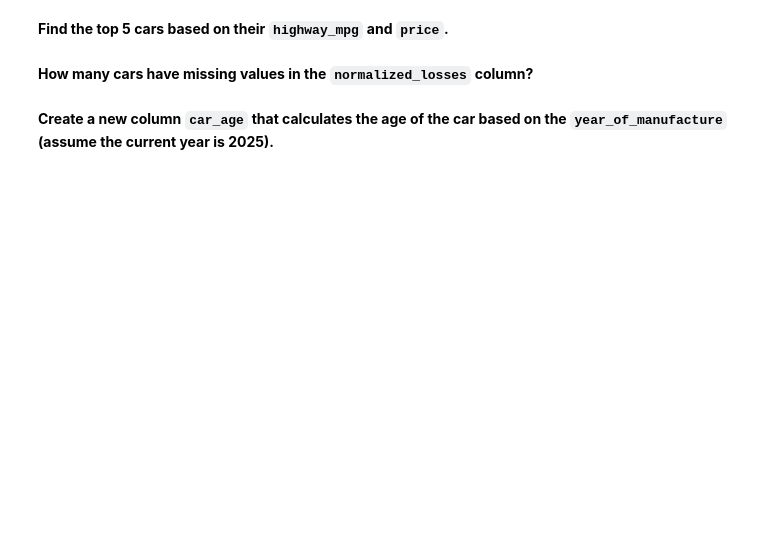
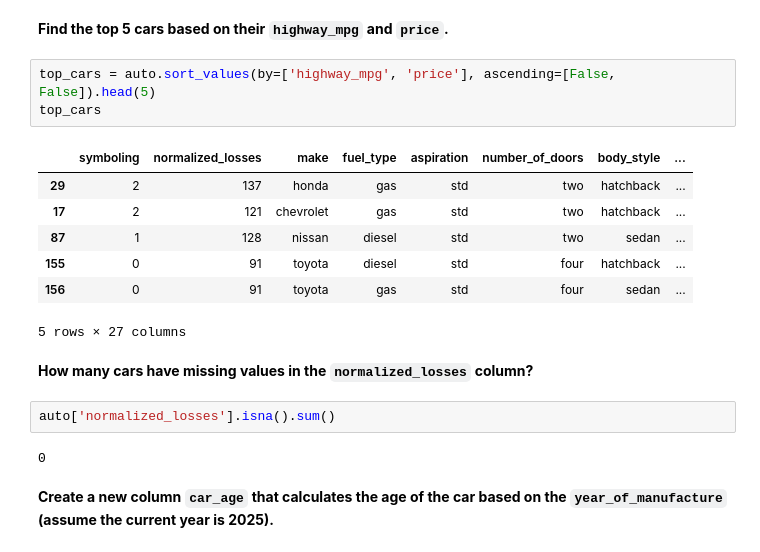
Before and after one commit to Narendra-bot07/COE, a Jupyter notebook: Pandas_Lab_Exercis2.ipynb, the cells around one changed output. Saved outputs shown, nothing was run; the diff lists cells and outputs as text; blank space fills up the shorter version.

```diff
--- a/Pandas_Lab_Exercis2.ipynb
+++ b/Pandas_Lab_Exercis2.ipynb
@@ -117,6 +264,21 @@ len(auto[auto['body_style']=='hatchback'])
 # %% [markdown]
 **Find the top 5 cars based on their `highway_mpg` and `price`.**
+# %%
+top_cars = auto.sort_values(by=['highway_mpg', 'price'], ascending=[False, False]).head(5)
+top_cars
+# %% [output]
+|  | symboling | normalized_losses | make | fuel_type | aspiration | number_of_doors | body_style | ... |
+| 29 | 2 | 137 | honda | gas | std | two | hatchback | ... |
+| 17 | 2 | 121 | chevrolet | gas | std | two | hatchback | ... |
+| 87 | 1 | 128 | nissan | diesel | std | two | sedan | ... |
+| 155 | 0 | 91 | toyota | diesel | std | four | hatchback | ... |
+| 156 | 0 | 91 | toyota | gas | std | four | sedan | ... |
+5 rows × 27 columns
 # %% [markdown]
 **How many cars have missing values in the `normalized_losses` column?**
+# %%
+auto['normalized_losses'].isna().sum()
+# %% [output]
+0
 # %% [markdown]
 **Create a new column `car_age` that calculates the age of the car based on the `year_of_manufacture` (assume the current year is 2025).**
```
Also changed, not shown: parts of 26 cells of this notebook.
